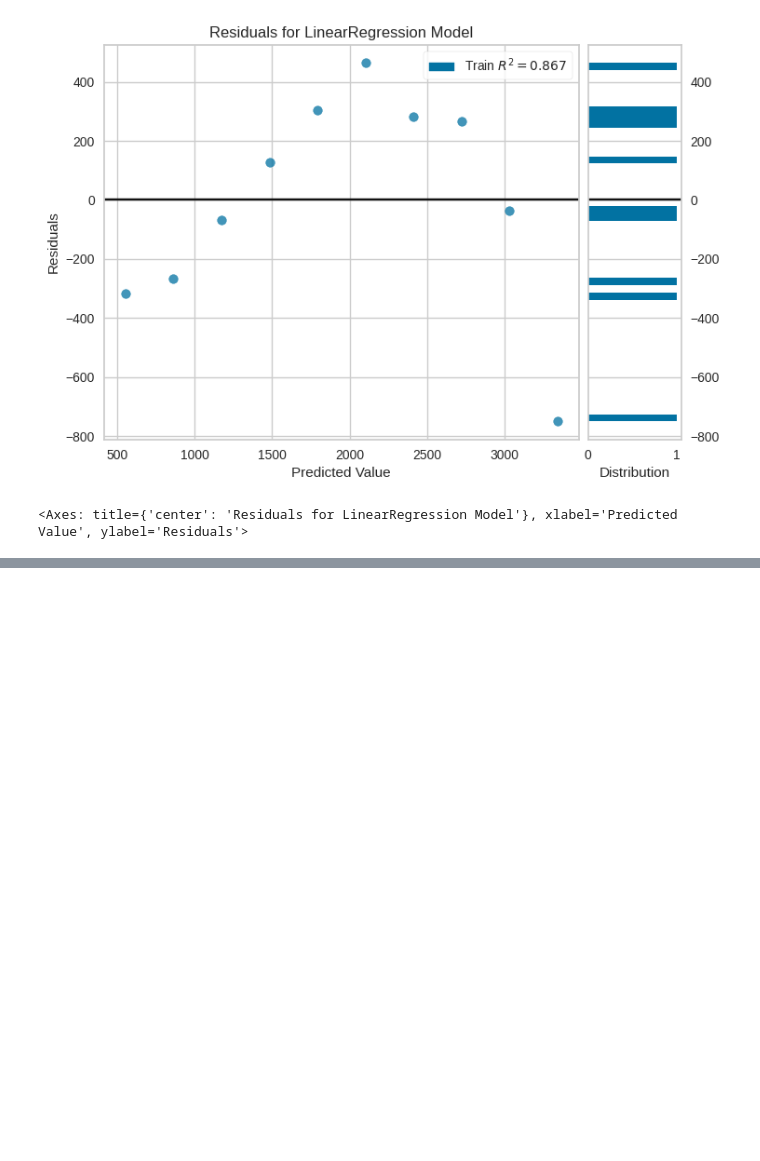
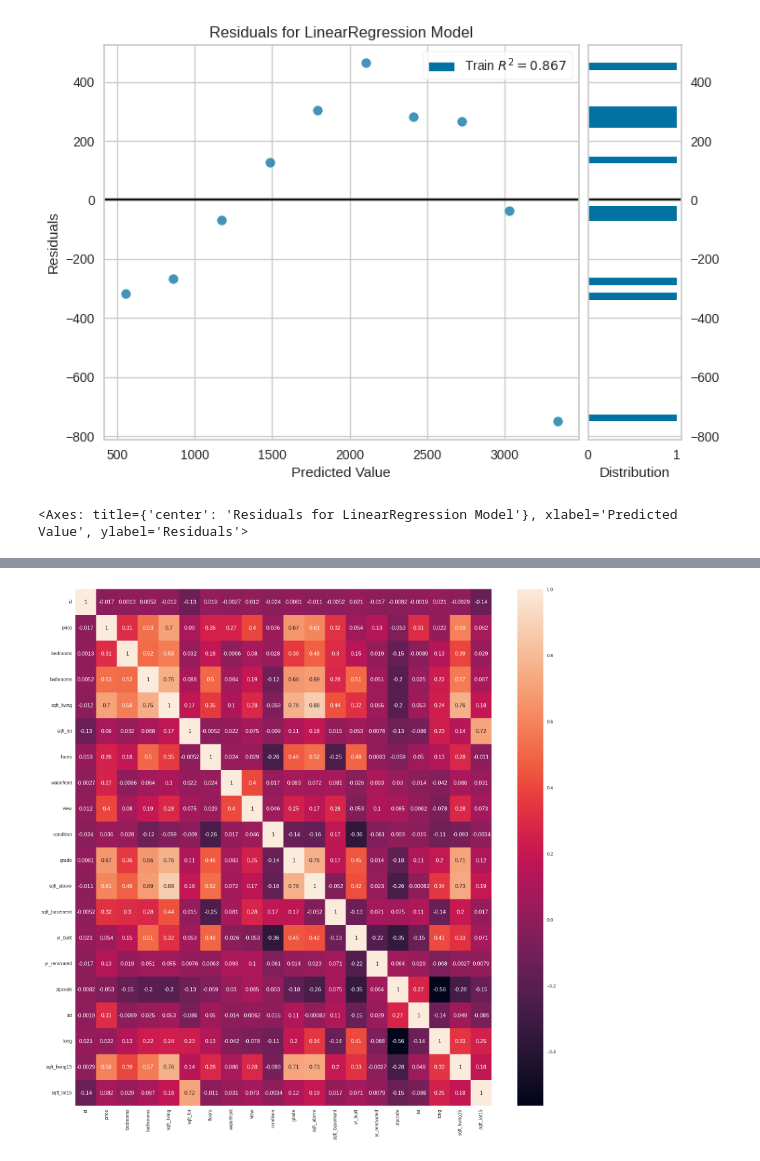
Before and after one commit to ImGabreuw/machine-learning-e-data-science-com-python, a Jupyter notebook: regressao-linear/projects/linear-regression.ipynb, the cells around one changed output, grey strips where cells are left out. Drawn from its saved outputs; the diff is of its cells as text; code cells hidden in the pictures; blank space fills up the shorter version.

Commit message:
Aula 154: Base preço casas - exploração

```diff
--- a/regressao-linear/projects/linear-regression.ipynb
+++ b/regressao-linear/projects/linear-regression.ipynb
@@ -113,0 +118,3 @@ visualizer.poof()
+# %%
+base_house_prices = pd.read_csv("../../assets/house_prices.csv")
+base_house_prices
@@ -113,0 +167,2 @@ visualizer.poof()
+# %%
+base_house_prices.drop(columns="date", inplace=True)
@@ -113,0 +189,5 @@ visualizer.poof()
+# %%
+fig = plt.figure(figsize=(20, 20))
+sns.heatmap(base_house_prices.corr(), annot=True);
+# %% [output]
+[figure, added]
```
Also changed, not shown: parts of 8 cells of this notebook, 1 other file.
